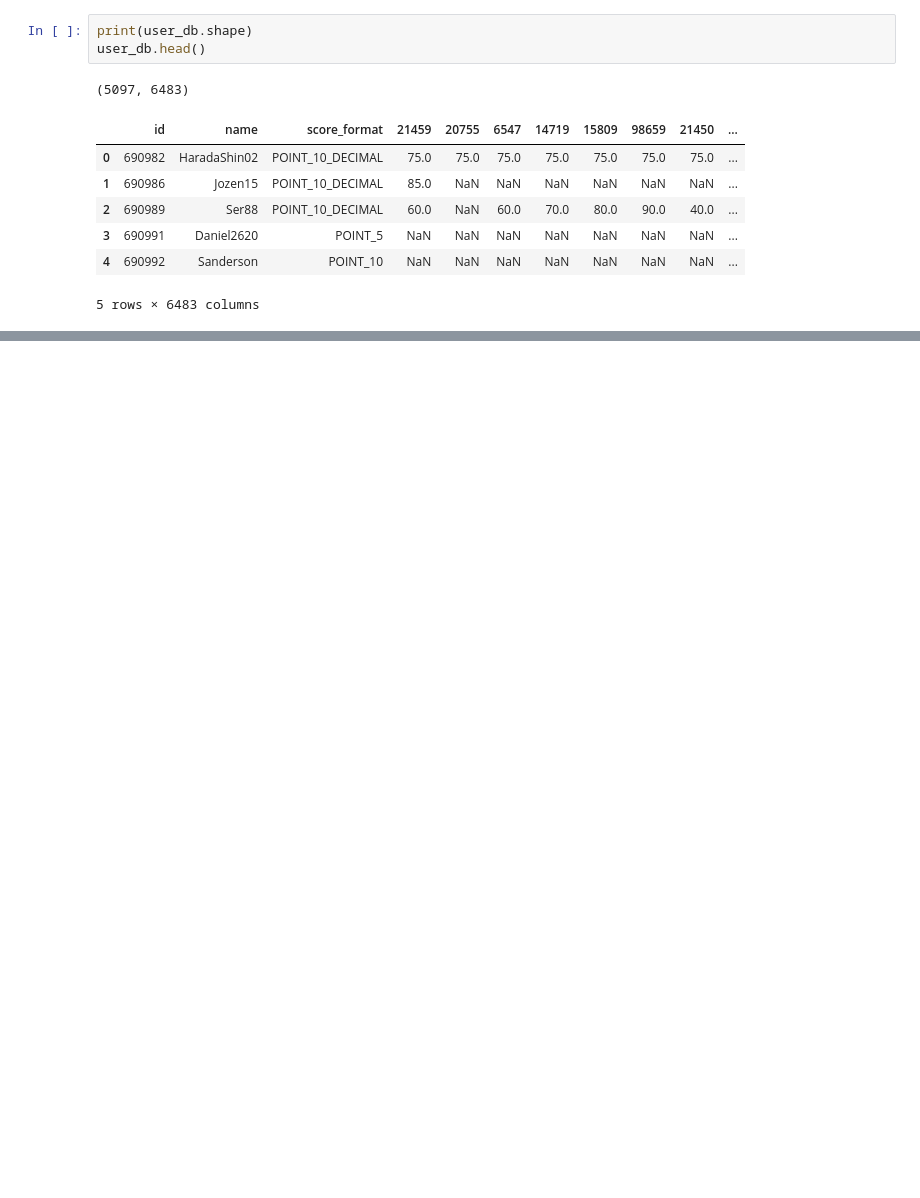
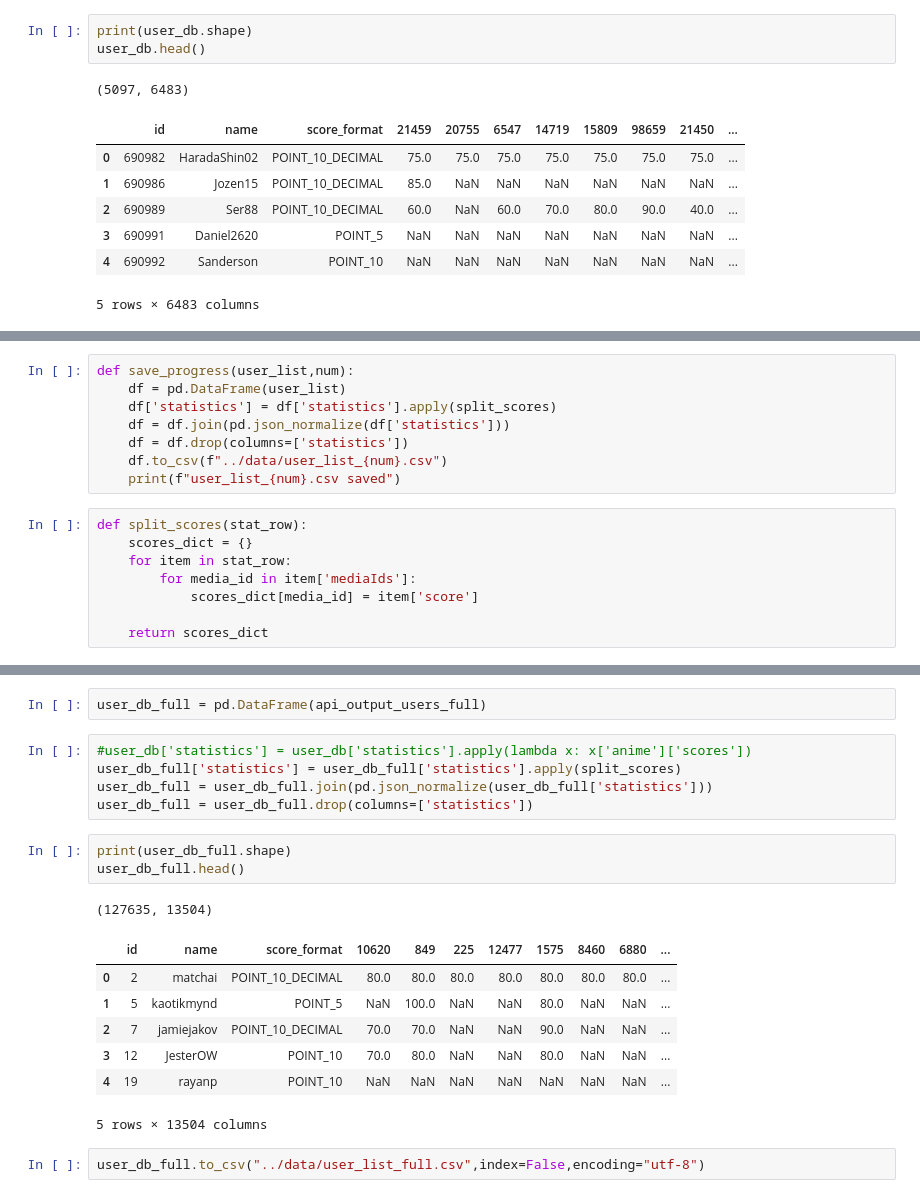
Before and after one commit to erhyukiat/anime-recommender, a Jupyter notebook: code/01-anime-recommender.ipynb, the cells around one changed output, grey strips where cells are left out. Drawn from its saved outputs; the diff is of its cells as text; blank space fills up the shorter version.

```diff
--- a/code/01-anime-recommender.ipynb
+++ b/code/01-anime-recommender.ipynb
@@ -284,0 +329,16 @@ user_db.to_csv("./user_list.csv",index=False,encoding="utf-8")
+# %%
+def save_progress(user_list,num):
+    df = pd.DataFrame(user_list)
+    df['statistics'] = df['statistics'].apply(split_scores)
+    df = df.join(pd.json_normalize(df['statistics']))
+    df = df.drop(columns=['statistics'])
+    df.to_csv(f"../data/user_list_{num}.csv")
+    print(f"user_list_{num}.csv saved")
+# %%
+def split_scores(stat_row):
+    scores_dict = {}
+    for item in stat_row:
+        for media_id in item['mediaIds']:
+            scores_dict[media_id] = item['score']
+
+    return scores_dict
@@ -284,0 +475,21 @@ user_db.to_csv("./user_list.csv",index=False,encoding="utf-8")
+# %%
+user_db_full = pd.DataFrame(api_output_users_full)
+# %%
+#user_db['statistics'] = user_db['statistics'].apply(lambda x: x['anime']['scores'])
+user_db_full['statistics'] = user_db_full['statistics'].apply(split_scores)
+user_db_full = user_db_full.join(pd.json_normalize(user_db_full['statistics']))
+user_db_full = user_db_full.drop(columns=['statistics'])
+# %%
+print(user_db_full.shape)
+user_db_full.head()
+# %% [output]
+(127635, 13504)
+|  | id | name | score_format | 10620 | 849 | 225 | 12477 | 1575 | 8460 | 6880 | ... |
+| 0 | 2 | matchai | POINT_10_DECIMAL | 80.0 | 80.0 | 80.0 | 80.0 | 80.0 | 80.0 | 80.0 | ... |
+| 1 | 5 | kaotikmynd | POINT_5 | NaN | 100.0 | NaN | NaN | 80.0 | NaN | NaN | ... |
+| 2 | 7 | jamiejakov | POINT_10_DECIMAL | 70.0 | 70.0 | NaN | NaN | 90.0 | NaN | NaN | ... |
+| 3 | 12 | JesterOW | POINT_10 | 70.0 | 80.0 | NaN | NaN | 80.0 | NaN | NaN | ... |
+| 4 | 19 | rayanp | POINT_10 | NaN | NaN | NaN | NaN | NaN | NaN | NaN | ... |
+5 rows × 13504 columns
+# %%
+user_db_full.to_csv("../data/user_list_full.csv",index=False,encoding="utf-8")
```
Also changed, not shown: parts of 9 cells of this notebook, 4 other files.
